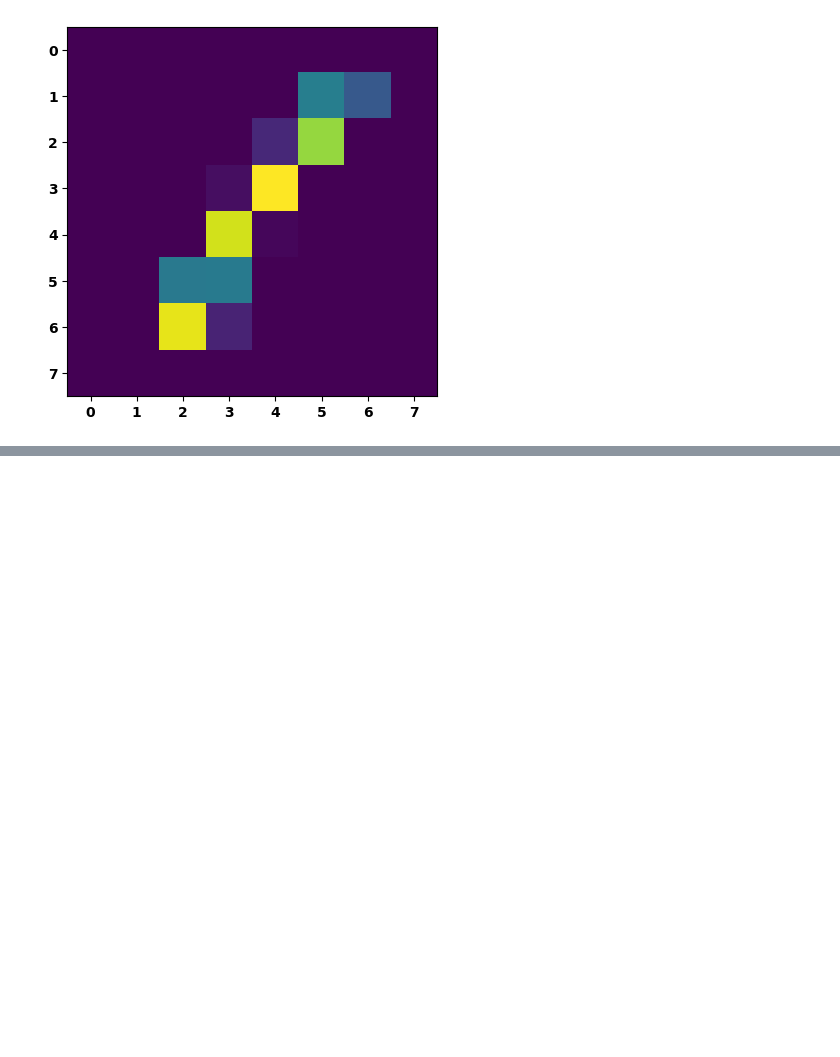
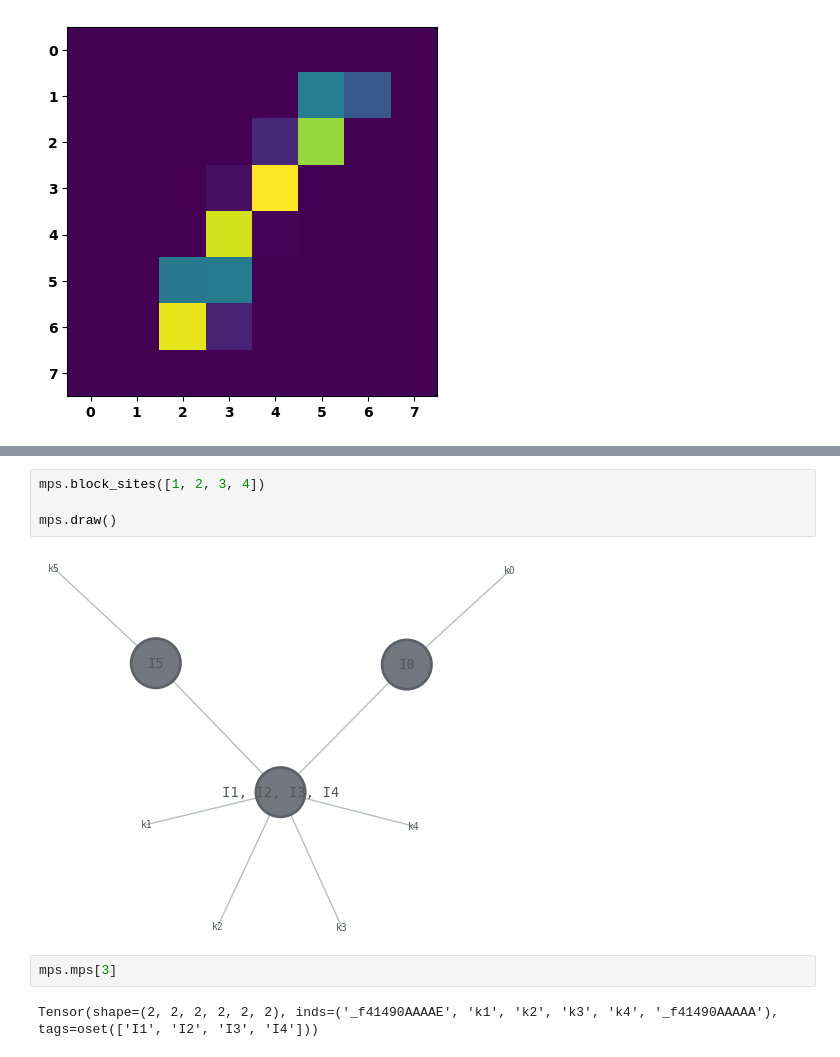
Before and after one commit to Qualition/qmprs, a Jupyter notebook: notebooks/Creating and Manipulating MPS.ipynb, the cells around one changed output, grey strips where cells are left out. Cells and saved outputs as stored; diff of their text form; blank space fills up the shorter version.

```diff
--- a/notebooks/Creating and Manipulating MPS.ipynb
+++ b/notebooks/Creating and Manipulating MPS.ipynb
@@ -69,0 +86,10 @@ plt.imshow(state.data.reshape(8, 8))
+# %%
+mps.block_sites([1, 2, 3, 4])
+
+mps.draw()
+# %% [output]
+[figure, added]
+# %%
+mps.mps[3]
+# %% [output]
+Tensor(shape=(2, 2, 2, 2, 2, 2), inds=('_f41490AAAAE', 'k1', 'k2', 'k3', 'k4', '_f41490AAAAA'), tags=oset(['I1', 'I2', 'I3', 'I4']))
```
Also changed, not shown: parts of 3 cells of this notebook, 1 other file.
